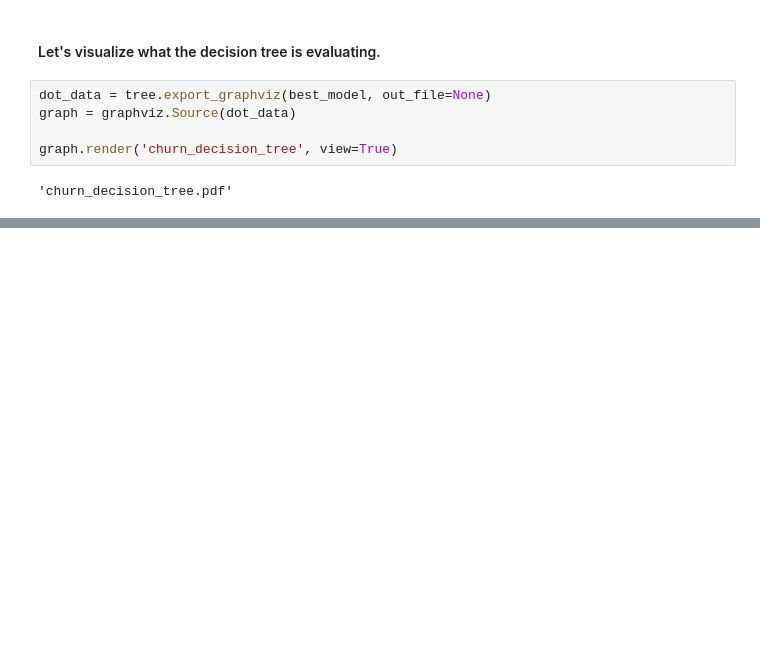
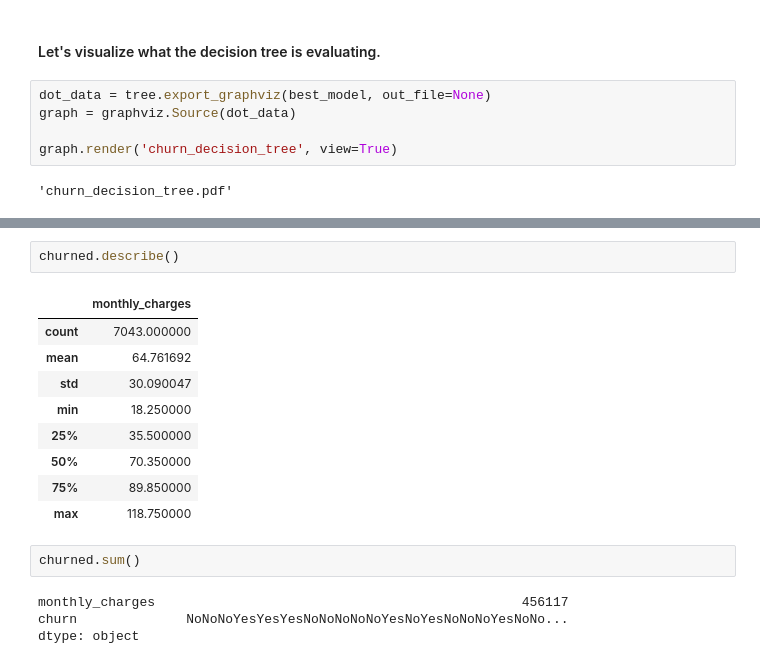
Before and after one commit to codeup-classification-project-ada/Classification, a Jupyter notebook: Codeup_Classification_Project_Ada_Final.ipynb, the cells around one changed output, grey strips where cells are left out. Cells and saved outputs as stored; diff of their text form; blank space fills up the shorter version.

```diff
--- a/Codeup_Classification_Project_Ada_Final.ipynb
+++ b/Codeup_Classification_Project_Ada_Final.ipynb
@@ -1670,0 +1688,18 @@ graph.render('churn_decision_tree', view=True)
+# %%
+churned.describe()
+# %% [output]
+|  | monthly_charges |
+| count | 7043.000000 |
+| mean | 64.761692 |
+| std | 30.090047 |
+| min | 18.250000 |
+| 25% | 35.500000 |
+| 50% | 70.350000 |
+| 75% | 89.850000 |
+| max | 118.750000 |
+# %%
+churned.sum()
+# %% [output]
+monthly_charges                                               456117
+churn              NoNoNoYesYesYesNoNoNoNoNoYesNoYesNoNoNoYesNoNo...
+dtype: object
```
Also changed, not shown: parts of 10 cells of this notebook.
